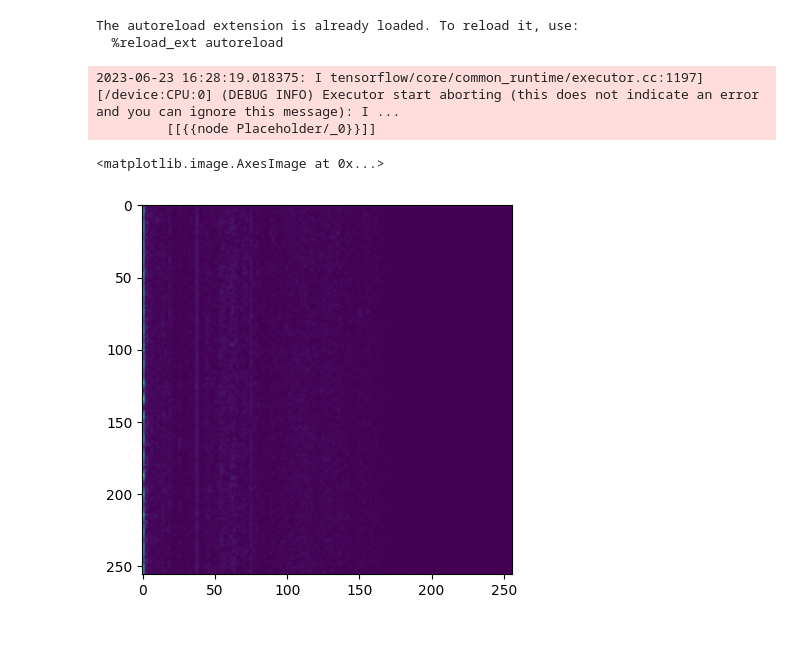
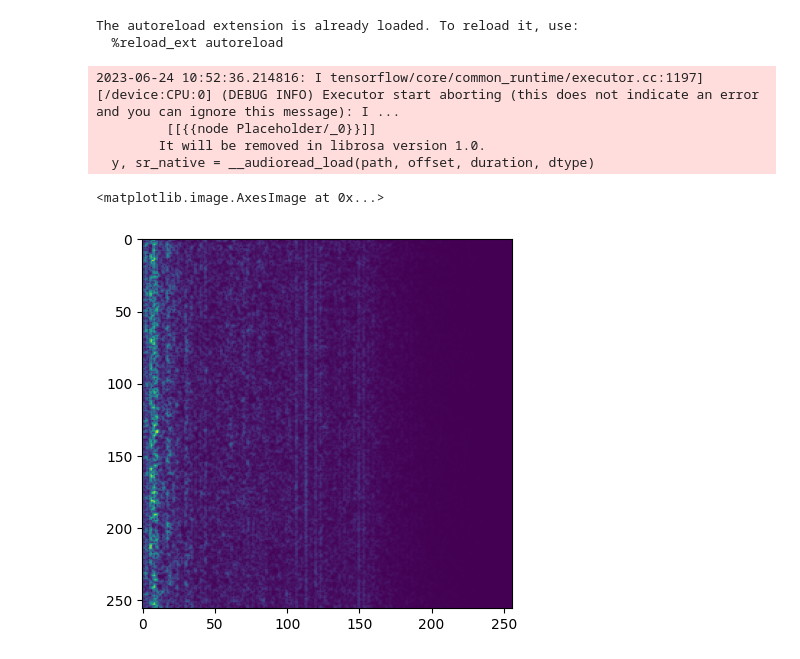
Before and after one commit to habecker/printer-anomaly-detection, a Jupyter notebook: src/notebooks/exploration/audio/model_test.ipynb, the cells around one changed output. Drawn from its saved outputs; the diff is of its cells as text; code cells hidden in the pictures.

```diff
--- a/src/notebooks/exploration/audio/model_test.ipynb
+++ b/src/notebooks/exploration/audio/model_test.ipynb
@@ -31,22 +31,24 @@ from printer_anomaly_detection.dataset.audio import Split, load_audio_dataset_sp
 
 dataset_path = project_path / 'datasets' / 'prints'
 
-dataset = load_audio_dataset_split(dataset_path, 'original', Split.TRAIN, window_size=256, step_size=32)
+dataset = load_audio_dataset_split(dataset_path, 'exhaust', Split.TRAIN, window_size=256, step_size=32)
 # %%
 images = dataset.batch(1000).take(1)
 # %%
 images = images.as_numpy_iterator().next()
 # %% [output]
-2023-06-23 16:28:19.018375: I tensorflow/core/common_runtime/executor.cc:1197] [/device:CPU:0] (DEBUG INFO) Executor start aborting (this does not indicate an error and you can ignore this message): I ...
+2023-06-24 10:52:36.214816: I tensorflow/core/common_runtime/executor.cc:1197] [/device:CPU:0] (DEBUG INFO) Executor start aborting (this does not indicate an error and you can ignore this message): I ...
          [[{{node Placeholder/_0}}]]
+        It will be removed in librosa version 1.0.
+  y, sr_native = __audioread_load(path, offset, duration, dtype)
 # %%
 from matplotlib import pyplot as plt
 
 
-plt.imshow(images[150])
+plt.imshow(images[100])
 # %% [output]
 <matplotlib.image.AxesImage at 0x...>
-[figure, old version]
+[figure, new version]
 # %%
 result = model.predict(images)
 # %% [output]
```
Also changed, not shown: parts of 6 cells of this notebook.
